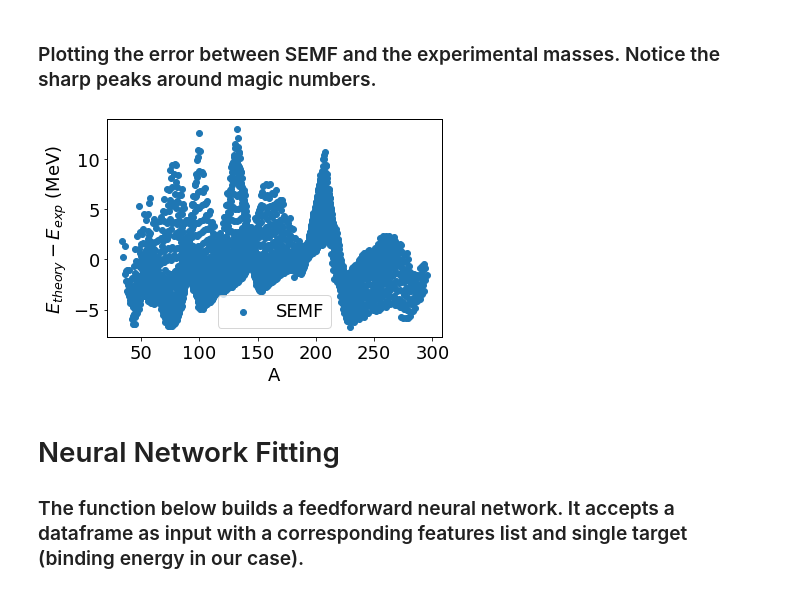
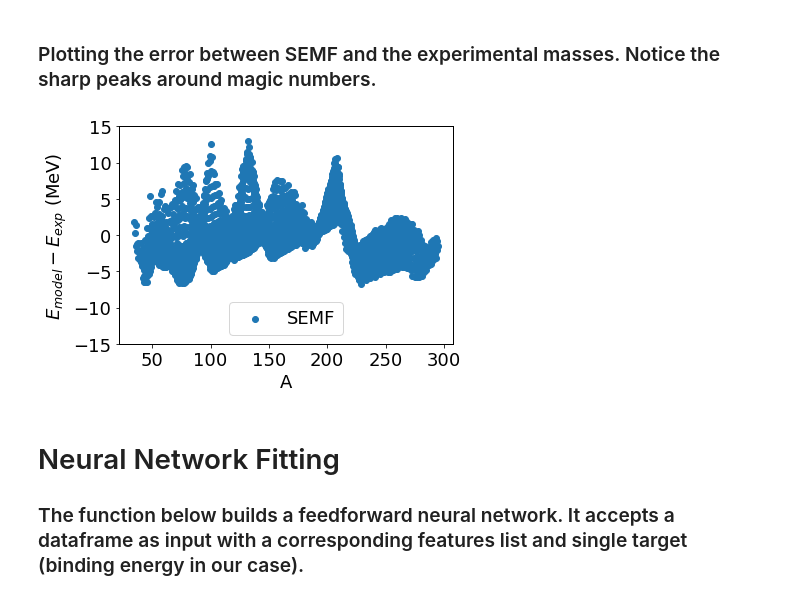
Before and after one commit to zbarvian/Mass-Learning, a Jupyter notebook: dnn_semf_discrepancy.ipynb, the cells around one changed output. Drawn from its saved outputs; the diff is of its cells as text; code cells hidden in the pictures.

```diff
--- a/dnn_semf_discrepancy.ipynb
+++ b/dnn_semf_discrepancy.ipynb
@@ -89,14 +89,15 @@ print(params)
 # %%
 # Add SEMF predictions to dataset, plot comparison
 data['semf_E'] = np.matmul(coeff, params)
 # Plot difference between SEMF predictions and experimental values
 plt.scatter(data['A'], (data['semf_E'] - data['E']), label='SEMF')
 plt.xlabel('A')
-plt.ylabel('$E_{theory} - E_{exp}$ (MeV)')
-plt.legend()
+plt.ylabel('$E_{model} - E_{exp}$ (MeV)')
+plt.ylim(-15, 15)
+plt.legend(loc='lower center')
 plt.show()
 # %% [output]
-[figure, old version]
+[figure, new version]
 # %% [markdown]
 # Neural Network Fitting
 ### The function below builds a feedforward neural network. It accepts a dataframe as input with a corresponding features list and single target (binding energy in our case).
```
Also changed, not shown: parts of 5 cells of this notebook.
